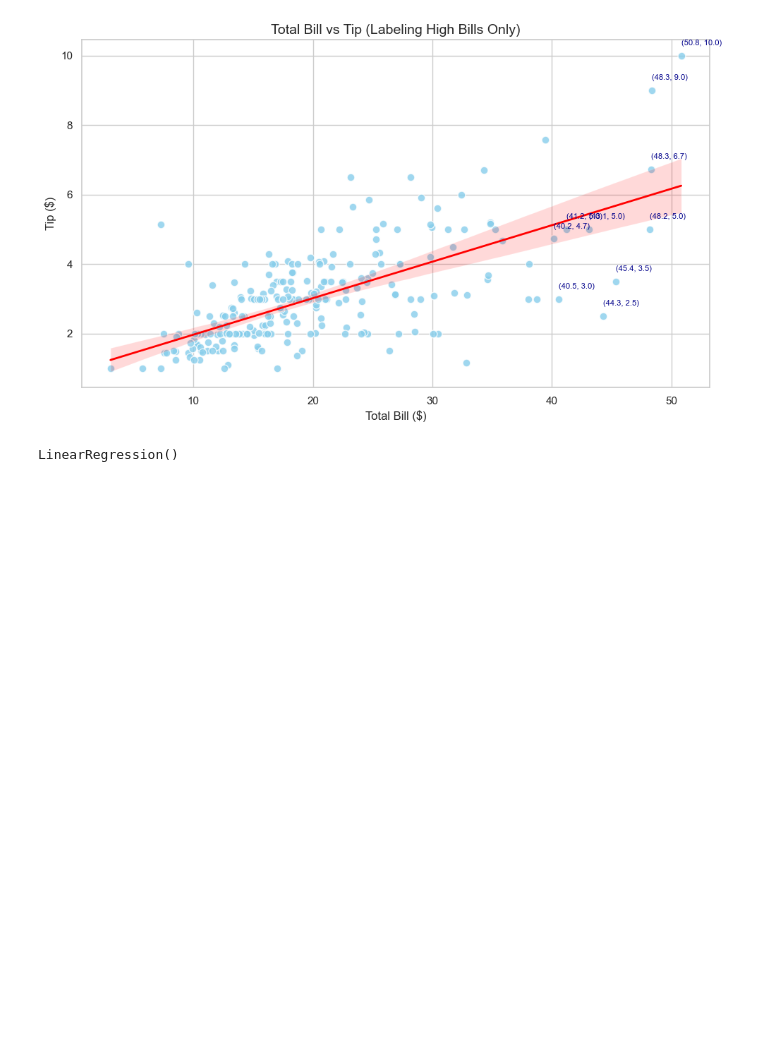
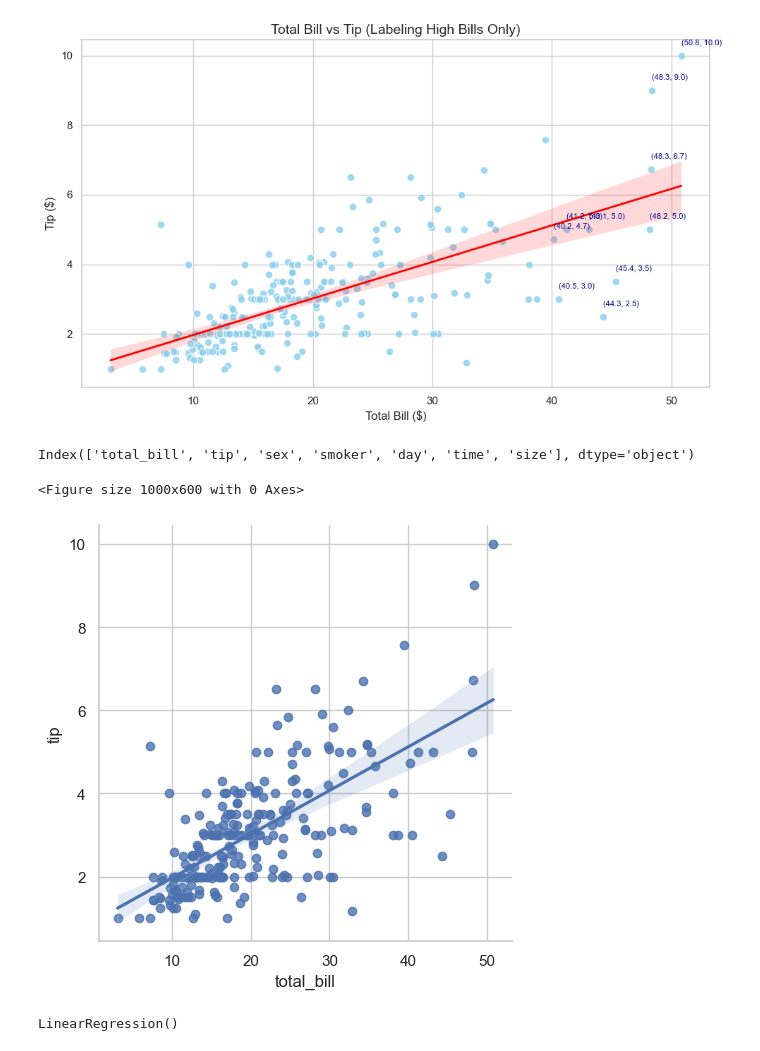
Before and after one commit to Mohammad-Ali-SK/Data-Science-2025---6-months--, a Jupyter notebook: ML/Day_1.ipynb, the cells around one changed output. Saved outputs shown, nothing was run; the diff lists cells and outputs as text; code cells hidden in the pictures; blank space fills up the shorter version.

```diff
--- a/ML/Day_1.ipynb
+++ b/ML/Day_1.ipynb
@@ -66,6 +66,17 @@ plt.tight_layout()
 plt.show()
 # %% [output]
 [figure]
+# %%
+df.columns
+# %% [output]
+Index(['total_bill', 'tip', 'sex', 'smoker', 'day', 'time', 'size'], dtype='object')
+# %%
+plt.figure(figsize=(10, 6))
+sns.lmplot(x='total_bill', y='tip', data=df)
+plt.show()
+# %% [output]
+<Figure size 1000x600 with 0 Axes>
+[figure, added]
 # %%
 #selecting features columns
 x = df[['total_bill']]
```
Also changed, not shown: 12 other files.
